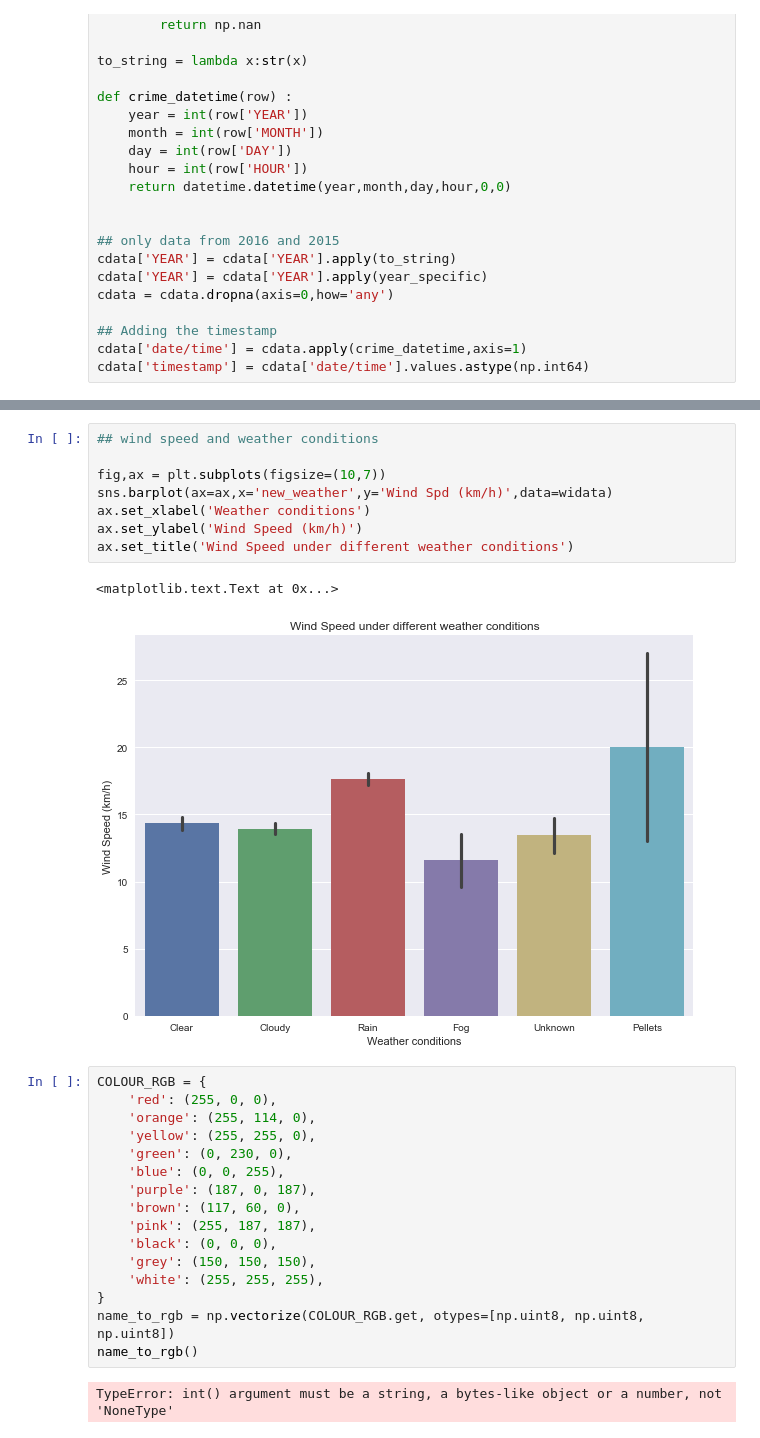
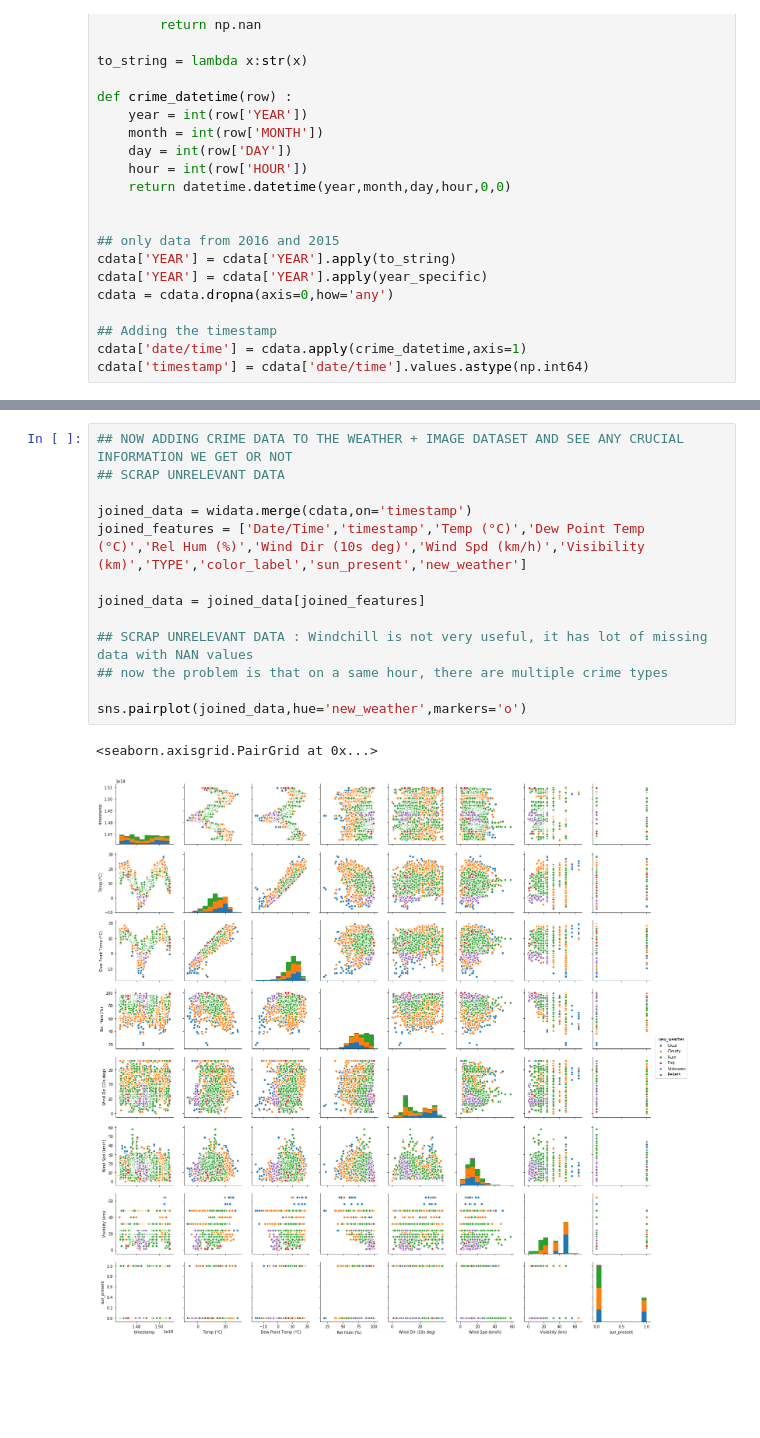
Before and after one commit to Manan007224/Weather-CMPT318, a Jupyter notebook: Weather.ipynb, the cells around one changed output, grey strips where cells are left out. Drawn from its saved outputs; the diff is of its cells as text; blank space fills up the shorter version.

```diff
--- a/Weather.ipynb
+++ b/Weather.ipynb
@@ -362,29 +339,16 @@ plt.ylabel('Sun Present ?')
-# %%
-## wind speed and weather conditions
-
-fig,ax = plt.subplots(figsize=(10,7))
-sns.barplot(ax=ax,x='new_weather',y='Wind Spd (km/h)',data=widata)
-ax.set_xlabel('Weather conditions')
-ax.set_ylabel('Wind Speed (km/h)')
-ax.set_title('Wind Speed under different weather conditions')
-# %% [output]
-<matplotlib.text.Text at 0x...>
-[figure, removed]
-# %%
-COLOUR_RGB = {
-    'red': (255, 0, 0),
-    'orange': (255, 114, 0),
-    'yellow': (255, 255, 0),
-    'green': (0, 230, 0),
-    'blue': (0, 0, 255),
-    'purple': (187, 0, 187),
-    'brown': (117, 60, 0),
-    'pink': (255, 187, 187),
-    'black': (0, 0, 0),
-    'grey': (150, 150, 150),
-    'white': (255, 255, 255),
-}
-name_to_rgb = np.vectorize(COLOUR_RGB.get, otypes=[np.uint8, np.uint8, np.uint8])
-name_to_rgb()
-# %% [output]
-TypeError: int() argument must be a string, a bytes-like object or a number, not 'NoneType'
+# %%
+## NOW ADDING CRIME DATA TO THE WEATHER + IMAGE DATASET AND SEE ANY CRUCIAL INFORMATION WE GET OR NOT
+## SCRAP UNRELEVANT DATA
+
+joined_data = widata.merge(cdata,on='timestamp')
+joined_features = ['Date/Time','timestamp','Temp (°C)','Dew Point Temp (°C)','Rel Hum (%)','Wind Dir (10s deg)','Wind Spd (km/h)','Visibility (km)','TYPE','color_label','sun_present','new_weather']
+
+joined_data = joined_data[joined_features]
+
+## SCRAP UNRELEVANT DATA : Windchill is not very useful, it has lot of missing data with NAN values
+## now the problem is that on a same hour, there are multiple crime types
+
+sns.pairplot(joined_data,hue='new_weather',markers='o')
+# %% [output]
+<seaborn.axisgrid.PairGrid at 0x...>
+[figure, added]
```
Also changed, not shown: parts of 25 cells of this notebook, 2 other files.
